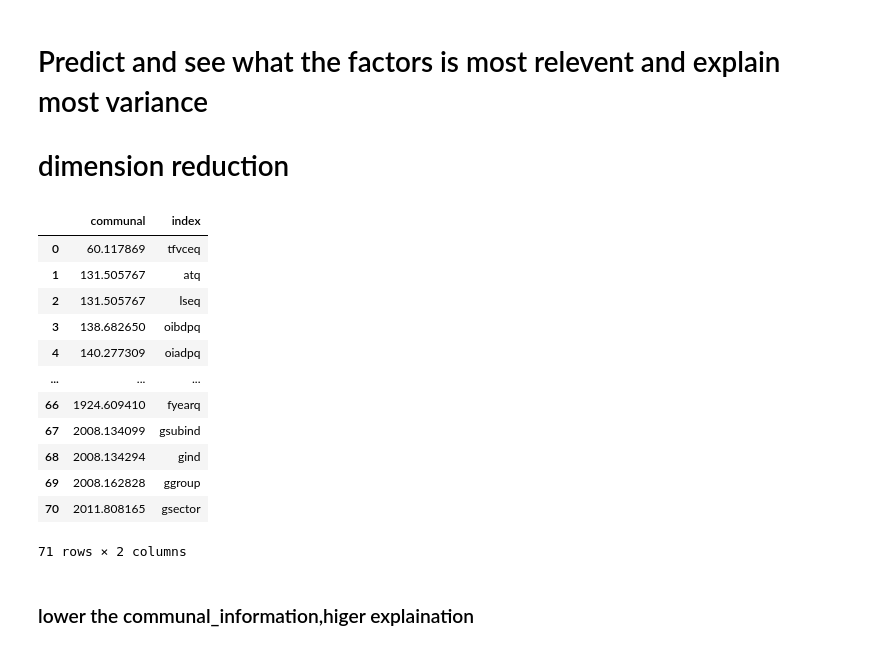
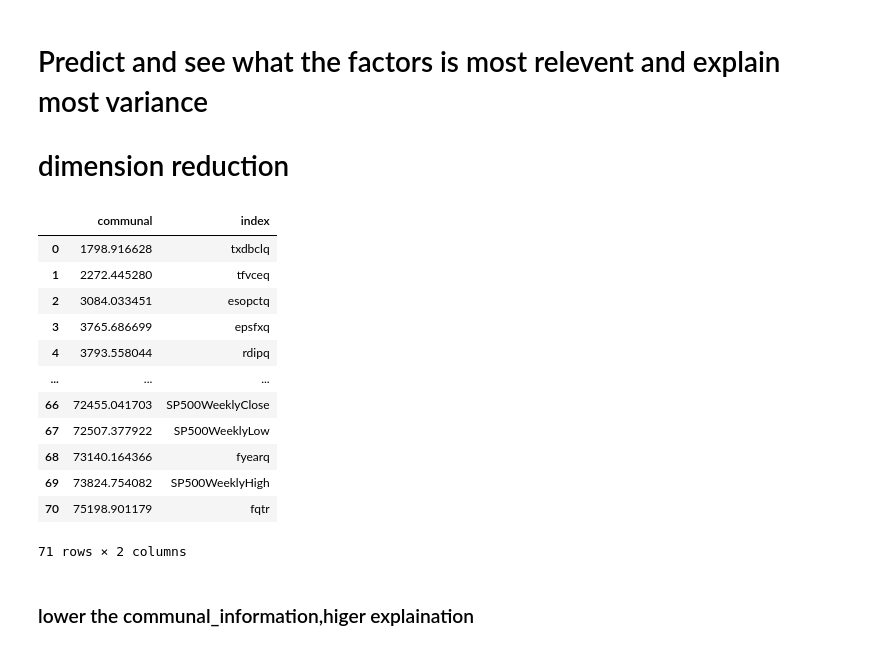
Before and after one commit to Yang-Tao-YT/850-project, a Jupyter notebook: 850 Project.ipynb, the cells around one changed output. Saved outputs shown, nothing was run; the diff lists cells and outputs as text; code cells hidden in the pictures.

```diff
--- a/850 Project.ipynb
+++ b/850 Project.ipynb
@@ -50,0 +18,5 @@ Y_data['validation']['direction'] = [-1 if i < 0 else 1 for i in Y_data['validat
+# %%
+methods = ['dropna' ,'fillna_0_after_normalization', 'fillna_0' ,'fillna_mean' ]
+method = methods[3]
+methods_n_s = ['normalization','standardlization']
+methods_n_s = methods_n_s[1]
@@ -62,38 +76,42 @@ autoencoder = inital_model(dimension_of_input) # inital_model 具体initial的mo
 Autoencoder_data = np.array(X_data['calibrate']['processed'])
 # we use pre-trained model with best fit to save time
 
-autoencoder.fit(Autoencoder_data, Autoencoder_data, shuffle=False, epochs=500, batch_size = 10 , verbose = 0)
-autoencoder.save(join(current_folder,'Models/com_autoencoder_{}.h5'.format(1)))
+try:
+    path = join(current_folder,'Models/com_autoencoder_{}_{}.h5'.format(method , methods_n_s))
+    autoencoder = load_model(path)
+except:
+    autoencoder.fit(Autoencoder_data, Autoencoder_data, shuffle=False, epochs=100, batch_size = 10 , verbose = 1)
+    autoencoder.save(join(current_folder,'Models/com_autoencoder_{}_{}.h5'.format(method , methods_n_s)))
 # %% [markdown]
 # Predict and see what the factors is most relevent and explain most variance
 # dimension reduction
 # %%
-path = join(current_folder,'Models/com_autoencoder_{}.h5'.format(1))
+path = join(current_folder,'Models/com_autoencoder_{}_{}.h5'.format(method , methods_n_s))
 autoencoder = load_model(path)
 predict = autoencoder.predict(Autoencoder_data)
 # use different error measure to decide which factors explain most variance
 
 # we need to figure out what is the best error measure,?
 
 # sum absolute relative error
 communal_information = np.sum(np.absolute((Autoencoder_data - predict)),axis = 0)
 # ranking
 ranking = np.array(communal_information).argsort()
 ranks = pd.DataFrame({'communal' : communal_information[ranking] ,'index' : X_data['calibrate']['processed'].columns[ranking] })
 ranks
 # %% [output]
 |  | communal | index |
-| 0 | 60.117869 | tfvceq |
-| 1 | 131.505767 | atq |
-| 2 | 131.505767 | lseq |
-| 3 | 138.682650 | oibdpq |
-| 4 | 140.277309 | oiadpq |
+| 0 | 1798.916628 | txdbclq |
+| 1 | 2272.445280 | tfvceq |
+| 2 | 3084.033451 | esopctq |
+| 3 | 3765.686699 | epsfxq |
+| 4 | 3793.558044 | rdipq |
 | ... | ... | ... |
-| 66 | 1924.609410 | fyearq |
-| 67 | 2008.134099 | gsubind |
-| 68 | 2008.134294 | gind |
-| 69 | 2008.162828 | ggroup |
-| 70 | 2011.808165 | gsector |
+| 66 | 72455.041703 | SP500WeeklyClose |
+| 67 | 72507.377922 | SP500WeeklyLow |
+| 68 | 73140.164366 | fyearq |
+| 69 | 73824.754082 | SP500WeeklyHigh |
+| 70 | 75198.901179 | fqtr |
 71 rows × 2 columns
 # %% [markdown]
 ### lower the communal_information,higer explaination
```
Also changed, not shown: parts of 18 cells of this notebook, 53 other files.
